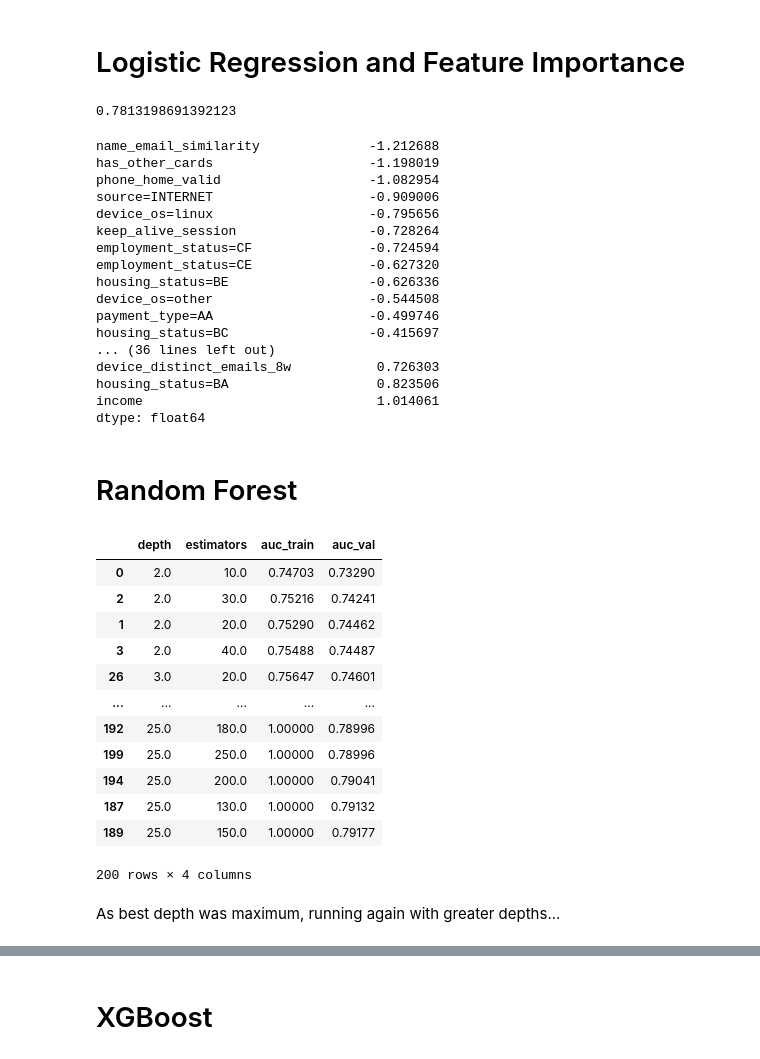
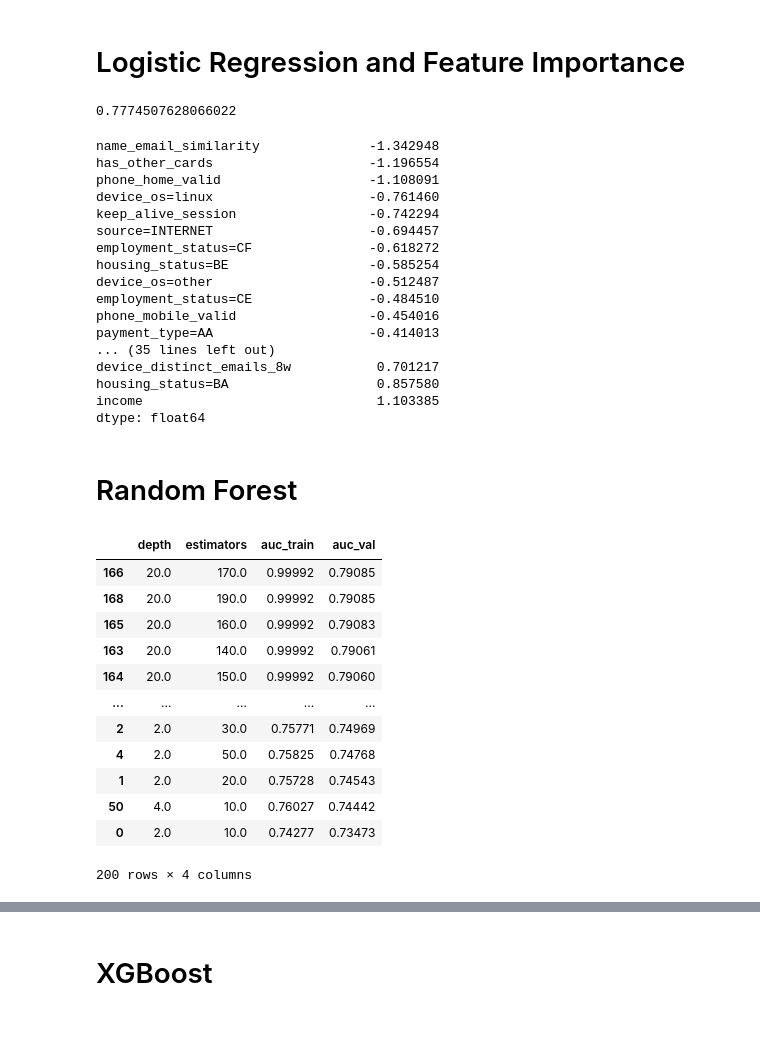
Before and after one commit to OJBibby/ML-Zoomcamp-Capstone1, a Jupyter notebook: notebook.ipynb, the cells around one changed output, grey strips where cells are left out. Saved outputs shown, nothing was run; the diff lists cells and outputs as text; code cells hidden in the pictures; blank space fills up the shorter version.

```diff
--- a/notebook.ipynb
+++ b/notebook.ipynb
@@ -239,6 +240,8 @@ device_distinct_emails_8w               3
 device_fraud_count                      1
 month                                   8
 dtype: int64
+# %%
+df = df.drop(columns=['device_fraud_count'])
 # %%
 df['employment_status'].head()
 # %% [output]
@@ -267,26 +270,26 @@ model_1.fit(X_train, y_train)
 y_pred = model_1.predict(X_val)
 roc_auc_score(y_val, y_pred)
 # %% [output]
-0.7813198691392123
+0.7774507628066022
 # %%
 pd.Series(model_1.coef_[0], index=dv.get_feature_names()).sort_values()
 # %% [output]
-name_email_similarity              -1.212688
-has_other_cards                    -1.198019
-phone_home_valid                   -1.082954
-source=INTERNET                    -0.909006
-device_os=linux                    -0.795656
-keep_alive_session                 -0.728264
-employment_status=CF               -0.724594
-employment_status=CE               -0.627320
-housing_status=BE                  -0.626336
-device_os=other                    -0.544508
-payment_type=AA                    -0.499746
-housing_status=BC                  -0.415697
-... (36 lines left out)
-device_distinct_emails_8w           0.726303
-housing_status=BA                   0.823506
-income                              1.014061
+name_email_similarity              -1.342948
+has_other_cards                    -1.196554
+phone_home_valid                   -1.108091
+device_os=linux                    -0.761460
+keep_alive_session                 -0.742294
+source=INTERNET                    -0.694457
+employment_status=CF               -0.618272
+housing_status=BE                  -0.585254
+device_os=other                    -0.512487
+employment_status=CE               -0.484510
+phone_mobile_valid                 -0.454016
+payment_type=AA                    -0.414013
+... (35 lines left out)
+device_distinct_emails_8w           0.701217
+housing_status=BA                   0.857580
+income                              1.103385
 dtype: float64
 # %% [markdown]
 # Random Forest
@@ -305,20 +308,18 @@ for d in depth:
         roc_auc_score_val = roc_auc_score(y_val, y_pred_val)
         best = best.append({'depth':d, 'estimators':n, 'auc_train':(round(roc_auc_score_train, 5)), 'auc_val':(round(roc_auc_score_val, 5))}, ignore_index=True)
 # %%
-best.sort_values(by='auc_val')
+best.sort_values(by='auc_val', ascending=False)
 # %% [output]
 |  | depth | estimators | auc_train | auc_val |
-| 0 | 2.0 | 10.0 | 0.74703 | 0.73290 |
-| 2 | 2.0 | 30.0 | 0.75216 | 0.74241 |
-| 1 | 2.0 | 20.0 | 0.75290 | 0.74462 |
-| 3 | 2.0 | 40.0 | 0.75488 | 0.74487 |
-| 26 | 3.0 | 20.0 | 0.75647 | 0.74601 |
+| 166 | 20.0 | 170.0 | 0.99992 | 0.79085 |
+| 168 | 20.0 | 190.0 | 0.99992 | 0.79085 |
+| 165 | 20.0 | 160.0 | 0.99992 | 0.79083 |
+| 163 | 20.0 | 140.0 | 0.99992 | 0.79061 |
+| 164 | 20.0 | 150.0 | 0.99992 | 0.79060 |
 | ... | ... | ... | ... | ... |
-| 192 | 25.0 | 180.0 | 1.00000 | 0.78996 |
-| 199 | 25.0 | 250.0 | 1.00000 | 0.78996 |
-| 194 | 25.0 | 200.0 | 1.00000 | 0.79041 |
-| 187 | 25.0 | 130.0 | 1.00000 | 0.79132 |
-| 189 | 25.0 | 150.0 | 1.00000 | 0.79177 |
+| 2 | 2.0 | 30.0 | 0.75771 | 0.74969 |
+| 4 | 2.0 | 50.0 | 0.75825 | 0.74768 |
+| 1 | 2.0 | 20.0 | 0.75728 | 0.74543 |
+| 50 | 4.0 | 10.0 | 0.76027 | 0.74442 |
+| 0 | 2.0 | 10.0 | 0.74277 | 0.73473 |
 200 rows × 4 columns
-# %% [markdown]
-As best depth was maximum, running again with greater depths...
```
Also changed, not shown: parts of 25 cells of this notebook, 9 other files.
